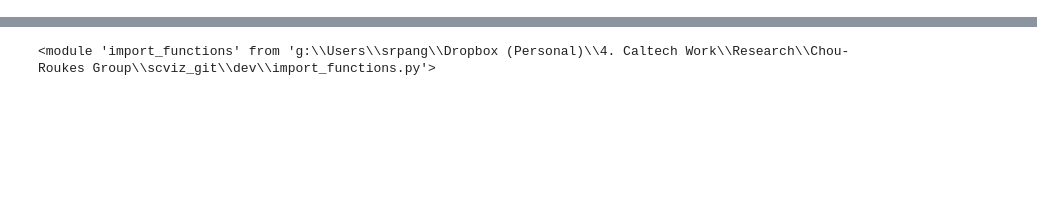
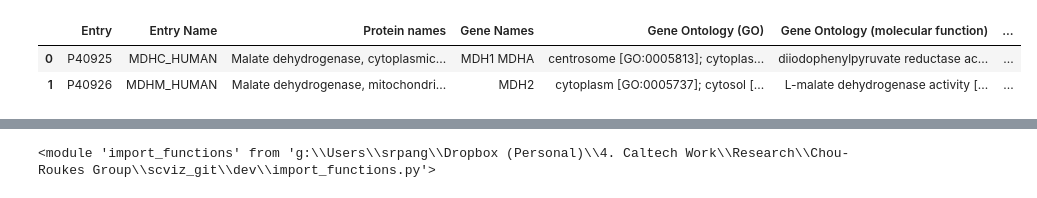
Before and after one commit to gnaprs/scviz, a Jupyter notebook: dev/dev_Uniprot_AccessionGeneSymbol.ipynb, the cells around one changed output, grey strips where cells are left out. Cells and saved outputs as stored; diff of their text form; code cells hidden in the pictures; blank space fills up the shorter version.

```diff
--- a/dev/dev_Uniprot_AccessionGeneSymbol.ipynb
+++ b/dev/dev_Uniprot_AccessionGeneSymbol.ipynb
@@ -1,3 +36,12 @@
+# %%
+# Example usage:
+uniprot_list = ["P40925", "P40926"]
+df = get_uniprot(uniprot_list)
+df
+# %% [output]
+|  | Entry | Entry Name | Protein names | Gene Names | Gene Ontology (GO) | Gene Ontology (molecular function) | ... |
+| 0 | P40925 | MDHC_HUMAN | Malate dehydrogenase, cytoplasmic... | MDH1 MDHA | centrosome [GO:0005813]; cytoplas... | diiodophenylpyruvate reductase ac... | ... |
+| 1 | P40926 | MDHM_HUMAN | Malate dehydrogenase, mitochondri... | MDH2 | cytoplasm [GO:0005737]; cytosol [... | L-malate dehydrogenase activity [... | ... |
 # %%
 accession_list = ["P49411",
 "P11586",
```
Also changed, not shown: parts of 8 cells of this notebook, 5 other files.
